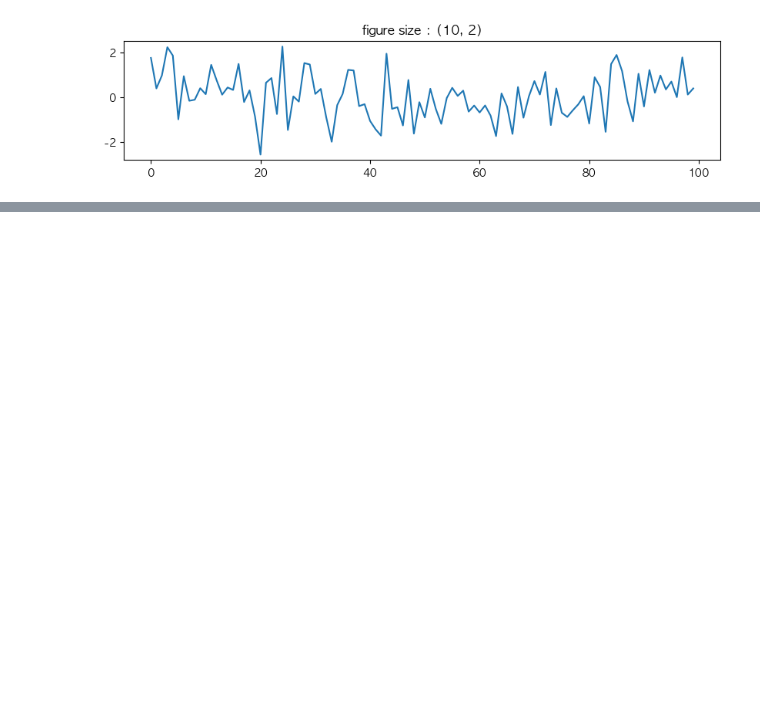
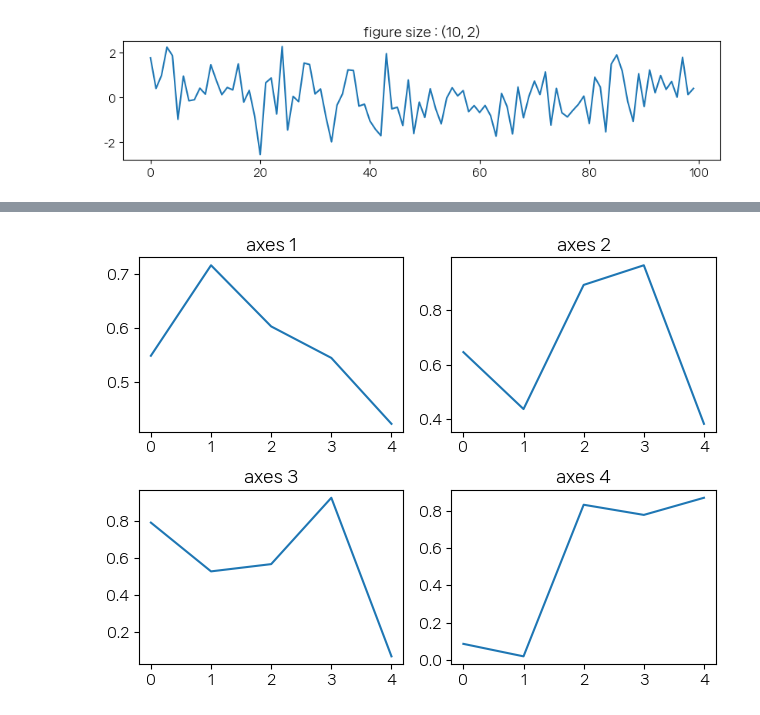
Before and after one commit to i-am-not-kangjik/playdata, a Jupyter notebook: playdata_python/matplotlib.ipynb, the cells around one changed output, grey strips where cells are left out. Cells and saved outputs as stored; diff of their text form; code cells hidden in the pictures; blank space fills up the shorter version.

```diff
--- a/playdata_python/matplotlib.ipynb
+++ b/playdata_python/matplotlib.ipynb
@@ -223,0 +248,26 @@ ax2 = plt.subplot(2, 1, 2)
+# %%
+# 만약 2x2 형태의 네개의 플롯이라면 다음과 같이 그린다.
+# subplot의 인수는 (2, 2, 1)을 줄여서 221라는 하나의 숫자로 표시할 수 있다.
+
+np.random.seed(0)
+
+plt.subplot(221)
+plt.plot(np.random.rand(5))
+plt.title("axes 1")
+
+plt.subplot(222)
+plt.plot(np.random.rand(5))
+plt.title("axes 2")
+
+plt.subplot(223)
+plt.plot(np.random.rand(5))
+plt.title("axes 3")
+
+plt.subplot(224)
+plt.plot(np.random.rand(5))
+plt.title("axes 4")
+
+plt.tight_layout()
+plt.show()
+# %% [output]
+[figure, added]
```
Also changed, not shown: parts of 46 cells of this notebook.
